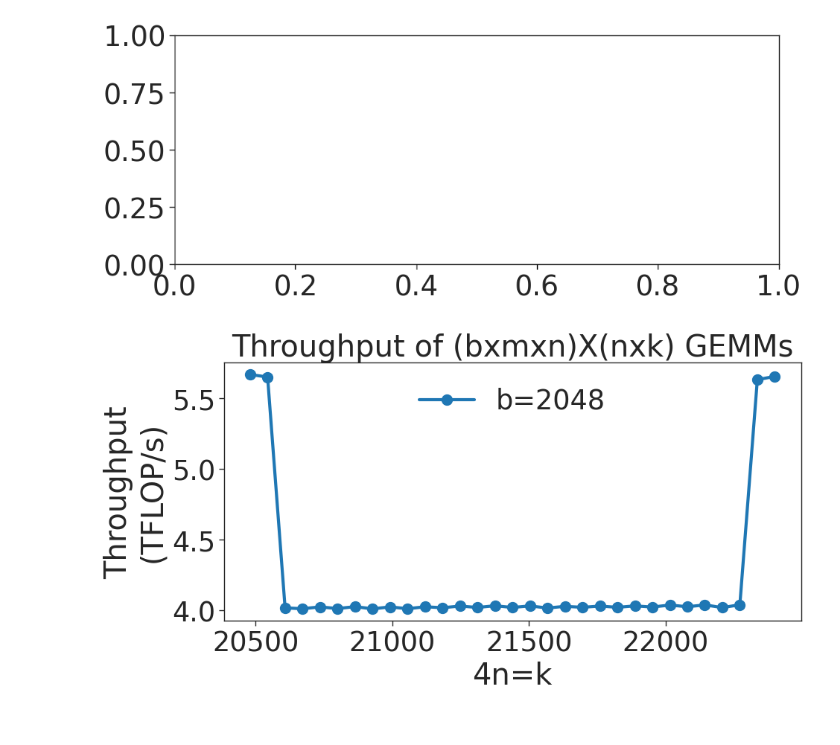
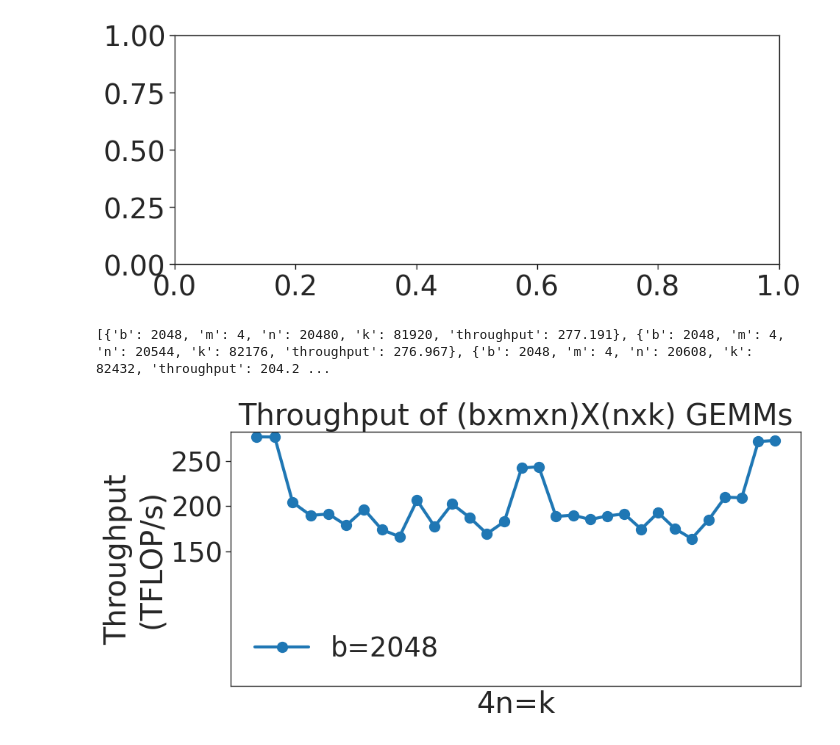
Before and after one commit to jahatef/TransformerSizing, a Jupyter notebook: bmm_figures.ipynb, the cells around one changed output. Drawn from its saved outputs; the diff is of its cells as text; code cells hidden in the pictures.

```diff
--- a/bmm_figures.ipynb
+++ b/bmm_figures.ipynb
@@ -101,13 +101,14 @@ def plot_throughputs(throughputs, label_variable, label_variable_values,
                 [value[1] for value in x_and_y_values],
                 label=f'{label_variable}={label_variable_value}', marker='o', markevery=markevery)
 
-    ax.set_title("Throughput of (bxmxn)X(nxk) GEMMs")
+    ax.set_title("Throughput of (2048x4x4k)X(4kxk) GEMMs")
+    #ax.set_title("Throughput of (bxmxn)X(nxk) GEMMs")
     ax.set_xlabel(xlabel)
     ax.set_ylabel(ylabel)
     ax.set_ylim(0, None)
     ax.set_yticks(yticks)
-    ax.set_xscale('log', base=2)
-    plt.legend(frameon=False, ncol=2)
+    #ax.set_xscale('log', base=2)
+    #plt.legend(frameon=False, ncol=2)
 
 
     '''fig, ax = plt.subplots(len(label_variable_values), 1, figsize=(10, 4.5 * len(label_variable_values)), tight_layout=True)
@@ -400,12 +481,13 @@ TypeError: 'Axes' object is not subscriptable
 [figure]
 [figure]
 # %%
-plot_throughputs(read_logfile_mm_bmm("scripts/cutlassBmmBench3.txt"),
+plot_throughputs(read_logfile_mm_bmm("results/cutlassBmmBench.txt"),
                  label_variable='b',
                  label_variable_values=[2048],
                  xaxis_variable='n',
                  xlabel='4n=k',
                  ylabel='Throughput\n(TFLOP/s)',
-                 yticks=[250])
+                 yticks=[150,200,250])
 # %% [output]
+[{'b': 2048, 'm': 4, 'n': 20480, 'k': 81920, 'throughput': 277.191}, {'b': 2048, 'm': 4, 'n': 20544, 'k': 82176, 'throughput': 276.967}, {'b': 2048, 'm': 4, 'n': 20608, 'k': 82432, 'throughput': 204.2 ...
-[figure, old version]
+[figure, new version]
```
Also changed, not shown: parts of 6 cells of this notebook, 59 other files.
